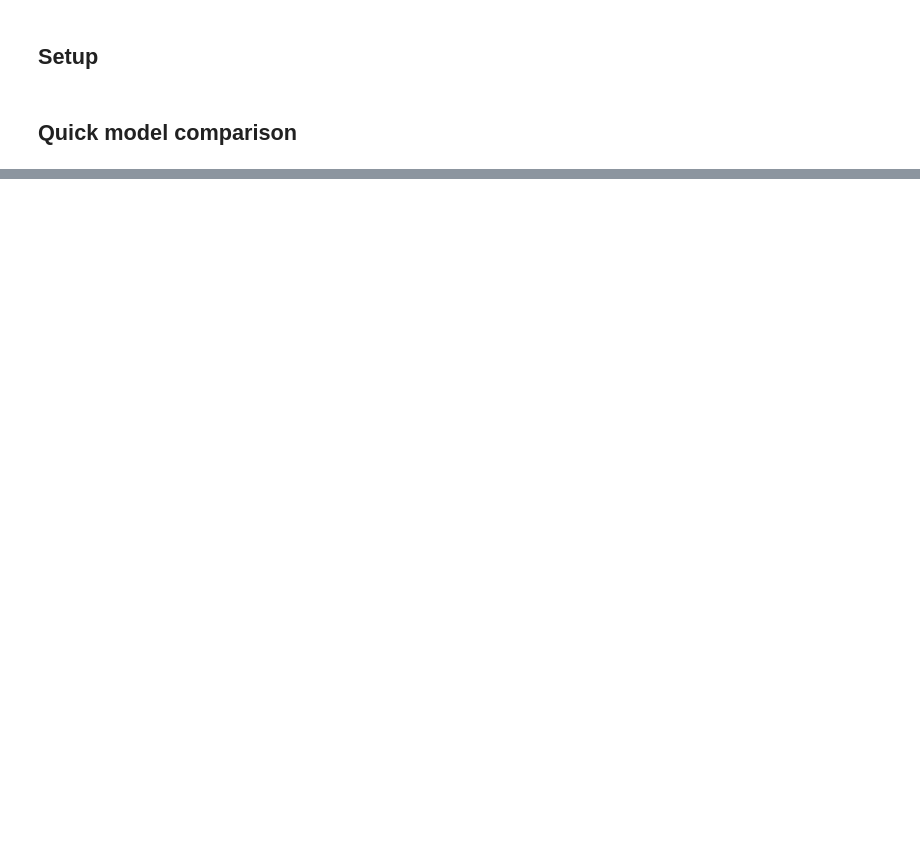
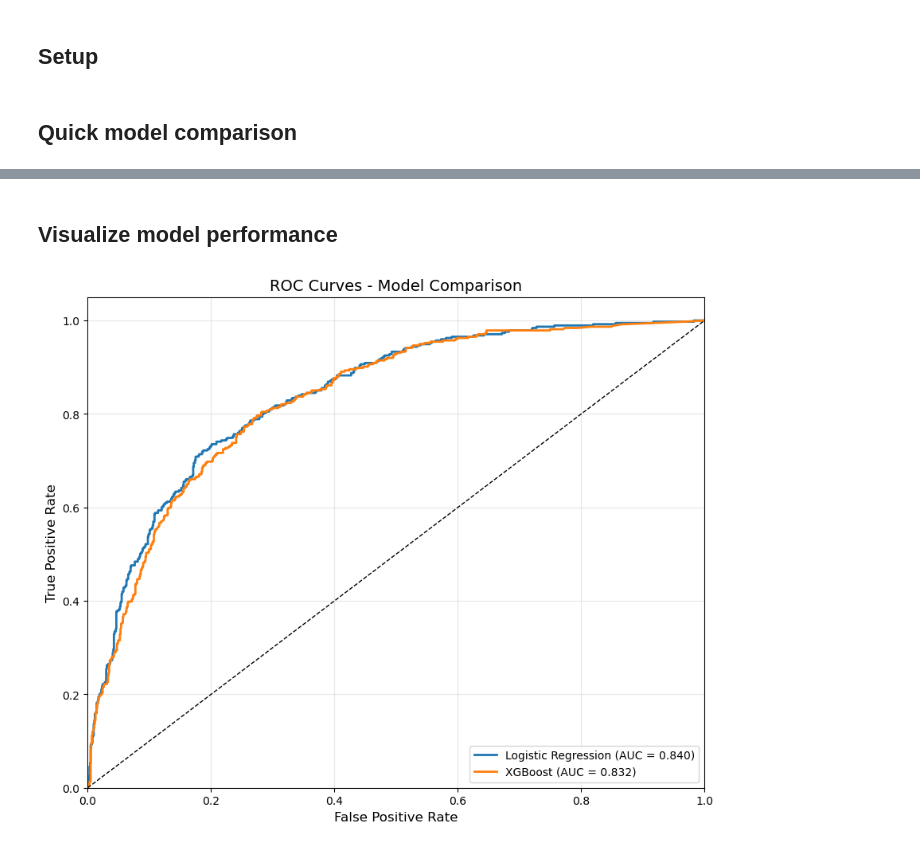
Before and after one commit to Muhammadali1029/churn-prediction-project, a Jupyter notebook: churn-prediction/notebooks/02_model_development.ipynb, the cells around one changed output, grey strips where cells are left out. Saved outputs shown, nothing was run; the diff lists cells and outputs as text; code cells hidden in the pictures; blank space fills up the shorter version.

Commit message:
Plot ROC graphs and visualise model performances

```diff
--- a/churn-prediction/notebooks/02_model_development.ipynb
+++ b/churn-prediction/notebooks/02_model_development.ipynb
@@ -46,3 +46,41 @@ INFO:src.train:XGBoost AUC: 0.8321
 Baseline AUC: 0.8399
 XGBoost AUC: 0.8321
 Improvement: -0.9%
+# %% [markdown]
+## Visualize model performance
+# %%
+def plot_roc_curves(models, X_val, y_val, scaler=None):
+    """Plot ROC curves for multiple models"""
+    plt.figure(figsize=(10, 8))
+
+    for name, model in models.items():
+        if name == 'Logistic Regression' and scaler:
+            X_val_model = scaler.transform(X_val)
+        else:
+            X_val_model = X_val
+
+        y_pred_proba = model.predict_proba(X_val_model)[:, 1]
+        fpr, tpr, _ = roc_curve(y_val, y_pred_proba)
+        roc_auc = auc(fpr, tpr)
+
+        plt.plot(fpr, tpr, linewidth=2,
+                label=f'{name} (AUC = {roc_auc:.3f})')
+
+    plt.plot([0, 1], [0, 1], 'k--', linewidth=1)
+    plt.xlim([0.0, 1.0])
+    plt.ylim([0.0, 1.05])
+    plt.xlabel('False Positive Rate', fontsize=12)
+    plt.ylabel('True Positive Rate', fontsize=12)
+    plt.title('ROC Curves - Model Comparison', fontsize=14)
+    plt.legend(loc="lower right")
+    plt.grid(alpha=0.3)
+    plt.show()
+
+# Plot ROC curves
+models = {
+    'Logistic Regression': baseline_model,
+    'XGBoost': xgb_model
+}
+plot_roc_curves(models, X_val, y_val, scaler)
+# %% [output]
+[figure, added]
```
Also changed, not shown: parts of 1 cell of this notebook.
